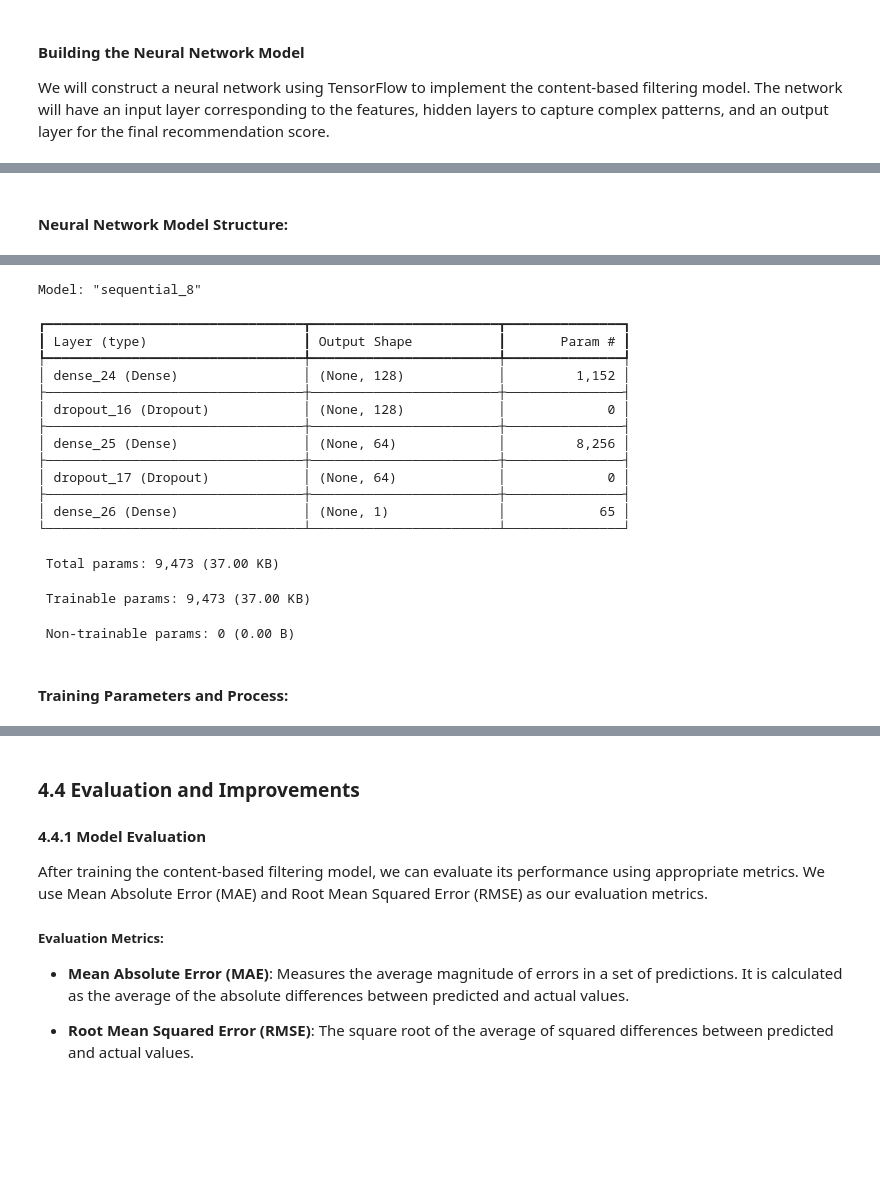
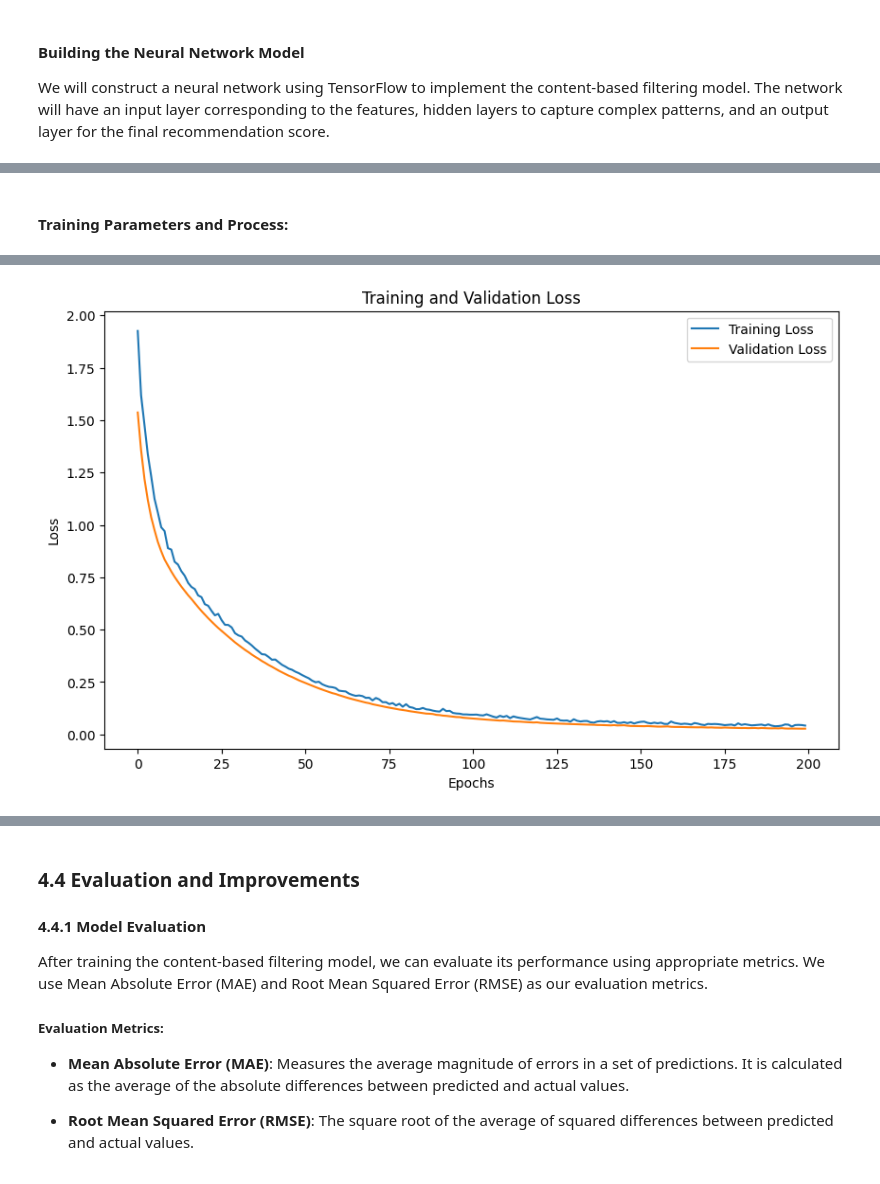
Before and after one commit to georn/final-project-uk-real-estate-recommendation-system, a Jupyter notebook: preliminary-report.ipynb, the cells around one changed output, grey strips where cells are left out. Saved outputs shown, nothing was run; the diff lists cells and outputs as text; code cells hidden in the pictures; blank space fills up the shorter version.

Commit message:
refactor and extracting into model/

```diff
--- a/preliminary-report.ipynb
+++ b/preliminary-report.ipynb
@@ -1134,19 +1107,7 @@ count  2.600000e+03  2600.000000  2600.000000
 # %%
-from sklearn.preprocessing import StandardScaler
-from sklearn.model_selection import train_test_split
+# Build the model
+model = build_model(X_train.shape[1])
 
-# Split the data into training and validation sets
-X_train, X_val, y_train, y_val = train_test_split(features, target, test_size=0.2, random_state=42)
-
-# Normalize the features and target
-scaler_features = StandardScaler()
-X_train = scaler_features.fit_transform(X_train)
-X_val = scaler_features.transform(X_val)
-
-scaler_target = StandardScaler()
-y_train = scaler_target.fit_transform(y_train.values.reshape(-1, 1)).flatten()
-y_val = scaler_target.transform(y_val.values.reshape(-1, 1)).flatten()
-
-# Display the shapes of the training and validation sets
-print(X_train.shape, X_val.shape, y_train.shape, y_val.shape)
+# Display the model summary
+model.summary()
 # %% [output]
@@ -1154,26 +1131,9 @@ print(X_train.shape, X_val.shape, y_train.shape, y_val.shape)
 # %% [markdown]
-#### Neural Network Model Structure:
+#### Training Parameters and Process:
 # %%
-import tensorflow as tf
-from tensorflow.keras.models import Sequential
-from tensorflow.keras.layers import Dense, Dropout, Input
+# Train the model
+history = train_model(model, X_train, y_train, X_val, y_val)
 
-# Display the shapes of the training and validation sets
-print(X_train.shape, X_val.shape, y_train.shape, y_val.shape)
-
-# Define the model structure using the Input layer
-model = Sequential([
-    Input(shape=(X_train.shape[1],)),
-    Dense(128, activation='relu', kernel_regularizer=tf.keras.regularizers.l2(0.01)),
-    Dropout(0.2),
-    Dense(64, activation='relu', kernel_regularizer=tf.keras.regularizers.l2(0.01)),
-    Dropout(0.2),
-    Dense(1, activation='linear')
-])
-
-# Compile the model with a lower learning rate
-model.compile(optimizer=tf.keras.optimizers.Adam(learning_rate=0.0001), loss='mean_squared_error', metrics=['mae'])
-
-# Display the model summary
-model.summary()
+# Plot training history
+plot_training_history(history)
 # %% [output]
@@ -1181,19 +1157 @@ model.summary()
-Model: "sequential_8"
-┏━━━━━━━━━━━━━━━━━━━━━━━━━━━━━━━━━┳━━━━━━━━━━━━━━━━━━━━━━━━┳━━━━━━━━━━━━━━━┓
-┃ Layer (type)                    ┃ Output Shape           ┃       Param # ┃
-┡━━━━━━━━━━━━━━━━━━━━━━━━━━━━━━━━━╇━━━━━━━━━━━━━━━━━━━━━━━━╇━━━━━━━━━━━━━━━┩
-│ dense_24 (Dense)                │ (None, 128)            │         1,152 │
-├─────────────────────────────────┼────────────────────────┼───────────────┤
-│ dropout_16 (Dropout)            │ (None, 128)            │             0 │
-├─────────────────────────────────┼────────────────────────┼───────────────┤
-│ dense_25 (Dense)                │ (None, 64)             │         8,256 │
-├─────────────────────────────────┼────────────────────────┼───────────────┤
-│ dropout_17 (Dropout)            │ (None, 64)             │             0 │
-├─────────────────────────────────┼────────────────────────┼───────────────┤
-│ dense_26 (Dense)                │ (None, 1)              │            65 │
-└─────────────────────────────────┴────────────────────────┴───────────────┘
- Total params: 9,473 (37.00 KB)
- Trainable params: 9,473 (37.00 KB)
- Non-trainable params: 0 (0.00 B)
+[figure, added]
-# %% [markdown]
-#### Training Parameters and Process:
```
Also changed, not shown: parts of 7 cells of this notebook, 5 other files.
